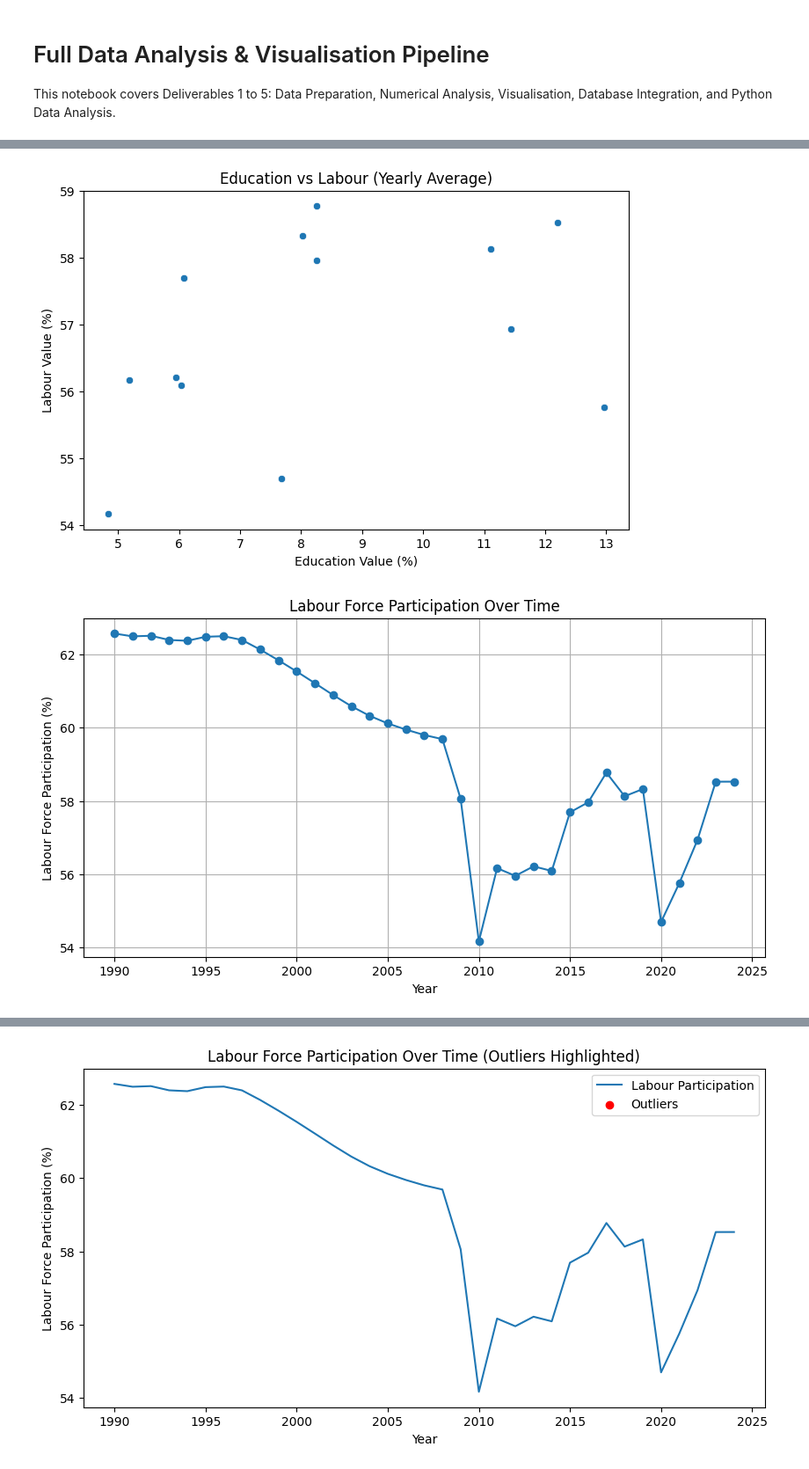
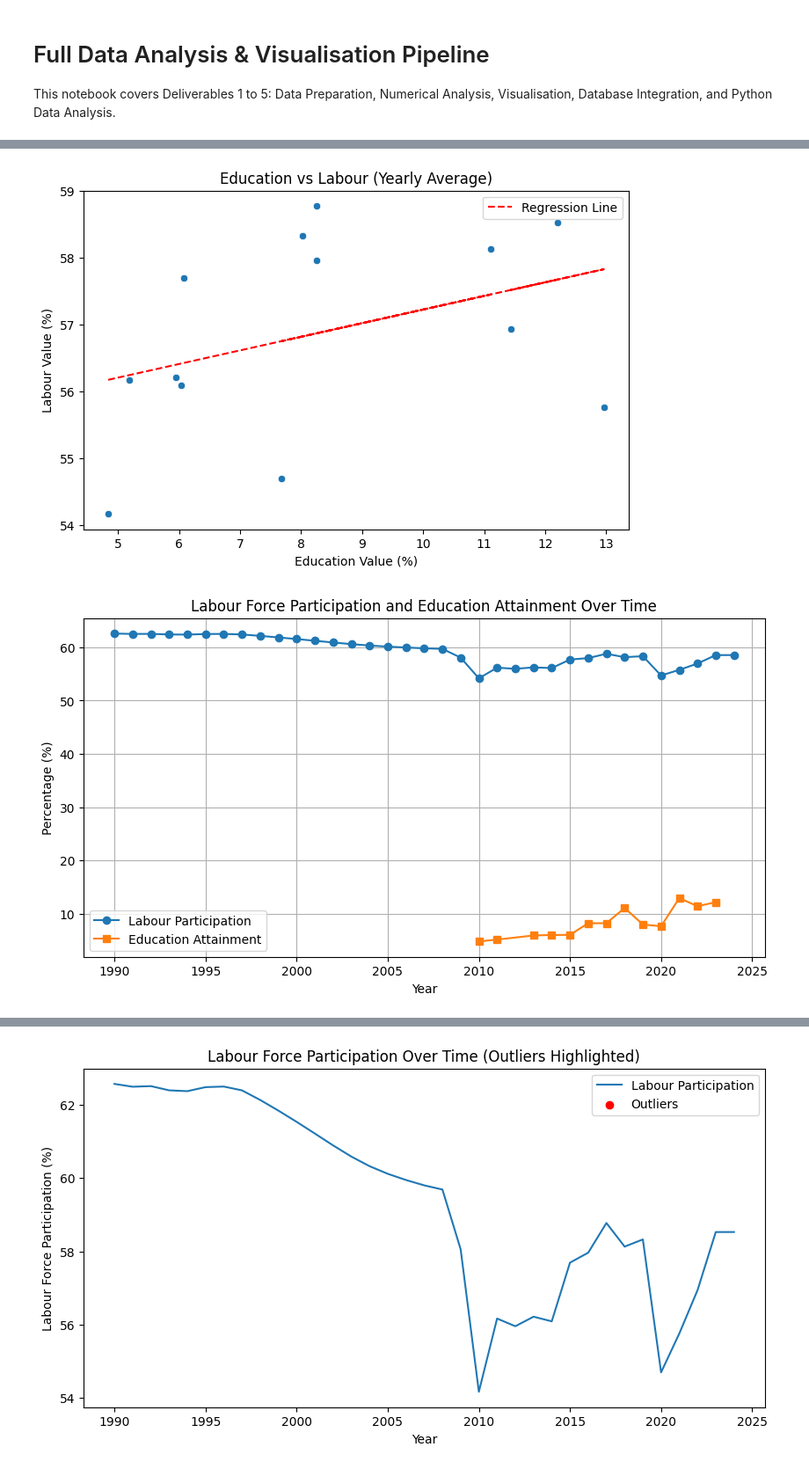
Before and after one commit to ThabangMmusi/DVA_Assignment, a Jupyter notebook: full_answer_notebook.ipynb, the cells around one changed output, grey strips where cells are left out. Shown: that part at 88% size. Cells and saved outputs as stored; diff of their text form; code cells hidden in the pictures.

Commit message:
added more visualization

```diff
--- a/full_answer_notebook.ipynb
+++ b/full_answer_notebook.ipynb
@@ -119,38 +122,47 @@ Correlation between Education and Labour (by Year): 0.37881527406726834
 # 3. Visualisation (No Age or Sex breakdown)
 # Save figures to files for output review
 plt.figure(figsize=(12, 5))
 plt.subplot(1, 2, 1)
 sns.histplot(edu_clean['Value'], kde=True)
 plt.title('Distribution of Education Attainment (%)')
 plt.xlabel('Percentage')
 plt.ylabel('Frequency')
 plt.subplot(1, 2, 2)
 sns.histplot(labour_clean['Value'], kde=True)
 plt.title('Distribution of Labour Force Participation (%)')
 plt.xlabel('Percentage')
 plt.tight_layout()
 plt.savefig('cell3_fig1.png')
 plt.show()
 plt.figure(figsize=(8, 5))
 sns.scatterplot(x='Education_Value', y='Labour_Value', data=merged)
+# Add regression line to show correlation
+import numpy as np
+z = np.polyfit(merged['Education_Value'], merged['Labour_Value'], 1)
+p = np.poly1d(z)
+plt.plot(merged['Education_Value'], p(merged['Education_Value']), color='red', linestyle='--', label='Regression Line')
 plt.title('Education vs Labour (Yearly Average)')
 plt.xlabel('Education Value (%)')
 plt.ylabel('Labour Value (%)')
+plt.legend()
 plt.savefig('cell3_fig2.png')
 plt.show()
 plt.figure(figsize=(10, 5))
 labour_by_year = labour_clean.groupby('Year')['Value'].mean().reset_index()
-plt.plot(labour_by_year['Year'], labour_by_year['Value'], marker='o')
-plt.title('Labour Force Participation Over Time')
+edu_by_year = edu_clean.groupby('Year')['Value'].mean().reset_index()
+plt.plot(labour_by_year['Year'], labour_by_year['Value'], marker='o', label='Labour Participation')
+plt.plot(edu_by_year['Year'], edu_by_year['Value'], marker='s', label='Education Attainment')
+plt.title('Labour Force Participation and Education Attainment Over Time')
 plt.xlabel('Year')
-plt.ylabel('Labour Force Participation (%)')
+plt.ylabel('Percentage (%)')
 plt.grid(True)
+plt.legend()
 plt.savefig('cell3_fig3.png')
 plt.show()
 # %% [output]
 [figure]
-[figure, old version]
+[figure, new version]
-[figure, old version]
+[figure, new version]
 # %%
 # 4. Database Integration (No Age or Sex breakdown)
 import sys
```
Also changed, not shown: parts of 1 cell of this notebook, 2 other files.
